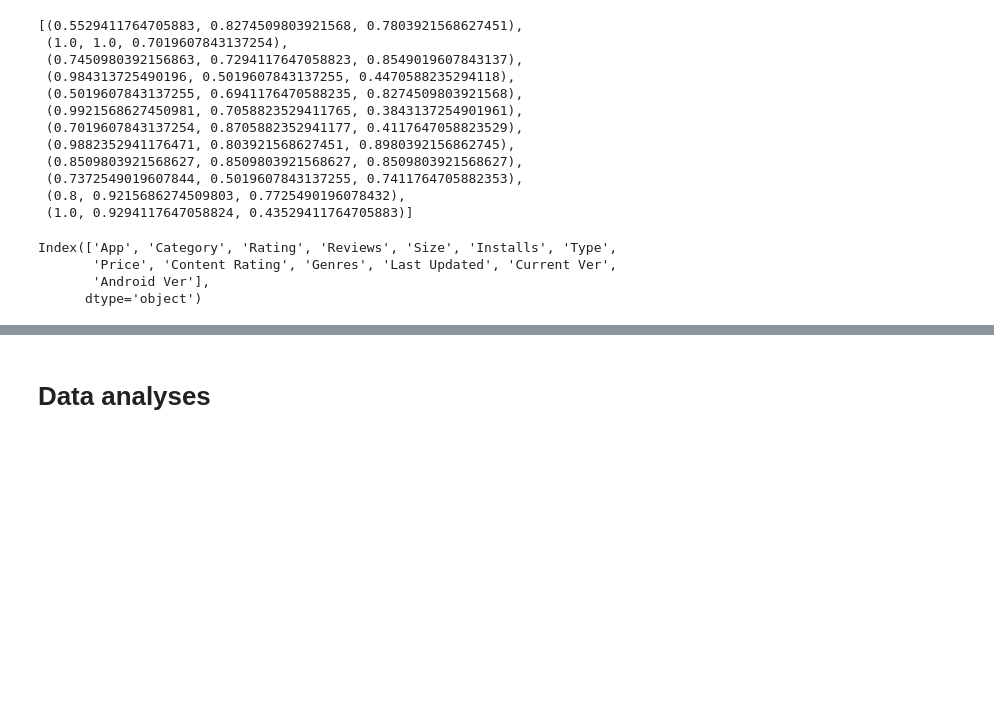
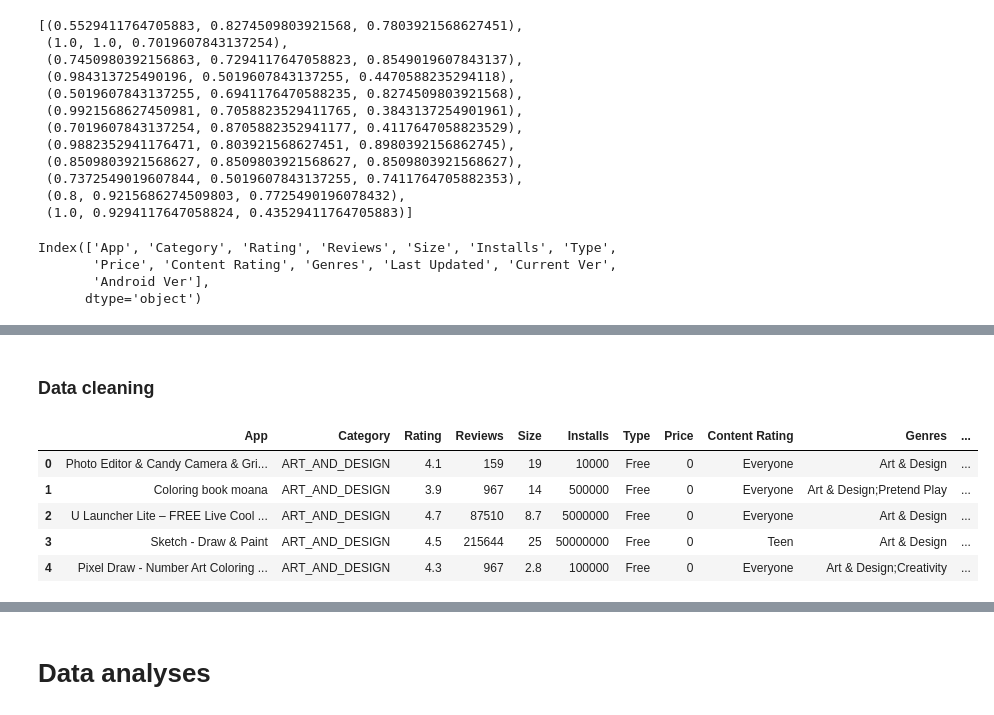
Before and after one commit to Aauia/MobileApp-Success-Project, a Jupyter notebook: appAnalyses/finalVersionEdited.ipynb, the cells around one changed output, grey strips where cells are left out. Drawn from its saved outputs; the diff is of its cells as text; code cells hidden in the pictures; blank space fills up the shorter version.

```diff
--- a/appAnalyses/finalVersionEdited.ipynb
+++ b/appAnalyses/finalVersionEdited.ipynb
@@ -137,0 +161,49 @@ Index(['App', 'Category', 'Rating', 'Reviews', 'Size', 'Installs', 'Type',
+# %% [markdown]
+### Data cleaning
+# %%
+
+# Drop rows with any missing values
+df = df.dropna()
+
+# Clean 'Installs': remove commas and plus signs, keep as string or convert to int
+df['Installs'] = df['Installs'].astype(str).str.replace('[+,]', '', regex=True)
+
+# Clean 'Price': remove dollar signs, keep as string (you can convert to float later if needed)
+df['Price'] = df['Price'].astype(str).str.replace('$', '', regex=False)
+
+# Clean 'Size': remove 'M', 'k', etc. if present (keeping only numeric part), or keep 'Varies with device'
+df['Size'] = df['Size'].astype(str).str.replace('M', '').str.replace('k', '')
+df['Size'] = df['Size'].replace('Varies with device', np.nan)  # Optional: replace with NaN
+df['Size'] = df['Size'].str.strip()
+
+# Clean 'Android Ver': remove " and up" text
+df['Android Ver'] = df['Android Ver'].astype(str).str.replace(' and up', '', regex=False).str.strip()
+
+# Clean 'Current Ver': strip spaces
+df['Current Ver'] = df['Current Ver'].astype(str).str.strip()
+
+# Clean 'Last Updated': ensure it’s in proper date format (if needed)
+df['Last Updated'] = pd.to_datetime(df['Last Updated'], errors='coerce')
+
+# Clean 'Reviews': keep as string, but remove any unexpected characters
+df['Reviews'] = df['Reviews'].astype(str).str.replace(r'[^\d]', '', regex=True).str.strip()
+
+# Clean 'Genres': strip leading/trailing spaces
+df['Genres'] = df['Genres'].astype(str).str.strip()
+
+# Clean 'Content Rating', 'Type', 'Category': just trim spaces
+df['Content Rating'] = df['Content Rating'].astype(str).str.strip()
+df['Type'] = df['Type'].astype(str).str.strip()
+df['Category'] = df['Category'].astype(str).str.strip()
+
+# Optional: Reset index
+df = df.reset_index(drop=True)
+
+df.head()
+# %% [output]
+|  | App | Category | Rating | Reviews | Size | Installs | Type | Price | Content Rating | Genres | ... |
+| 0 | Photo Editor & Candy Camera & Gri... | ART_AND_DESIGN | 4.1 | 159 | 19 | 10000 | Free | 0 | Everyone | Art & Design | ... |
+| 1 | Coloring book moana | ART_AND_DESIGN | 3.9 | 967 | 14 | 500000 | Free | 0 | Everyone | Art & Design;Pretend Play | ... |
+| 2 | U Launcher Lite – FREE Live Cool ... | ART_AND_DESIGN | 4.7 | 87510 | 8.7 | 5000000 | Free | 0 | Everyone | Art & Design | ... |
+| 3 | Sketch - Draw & Paint | ART_AND_DESIGN | 4.5 | 215644 | 25 | 50000000 | Free | 0 | Teen | Art & Design | ... |
+| 4 | Pixel Draw - Number Art Coloring ... | ART_AND_DESIGN | 4.3 | 967 | 2.8 | 100000 | Free | 0 | Everyone | Art & Design;Creativity | ... |
```
Also changed, not shown: parts of 9 cells of this notebook.
